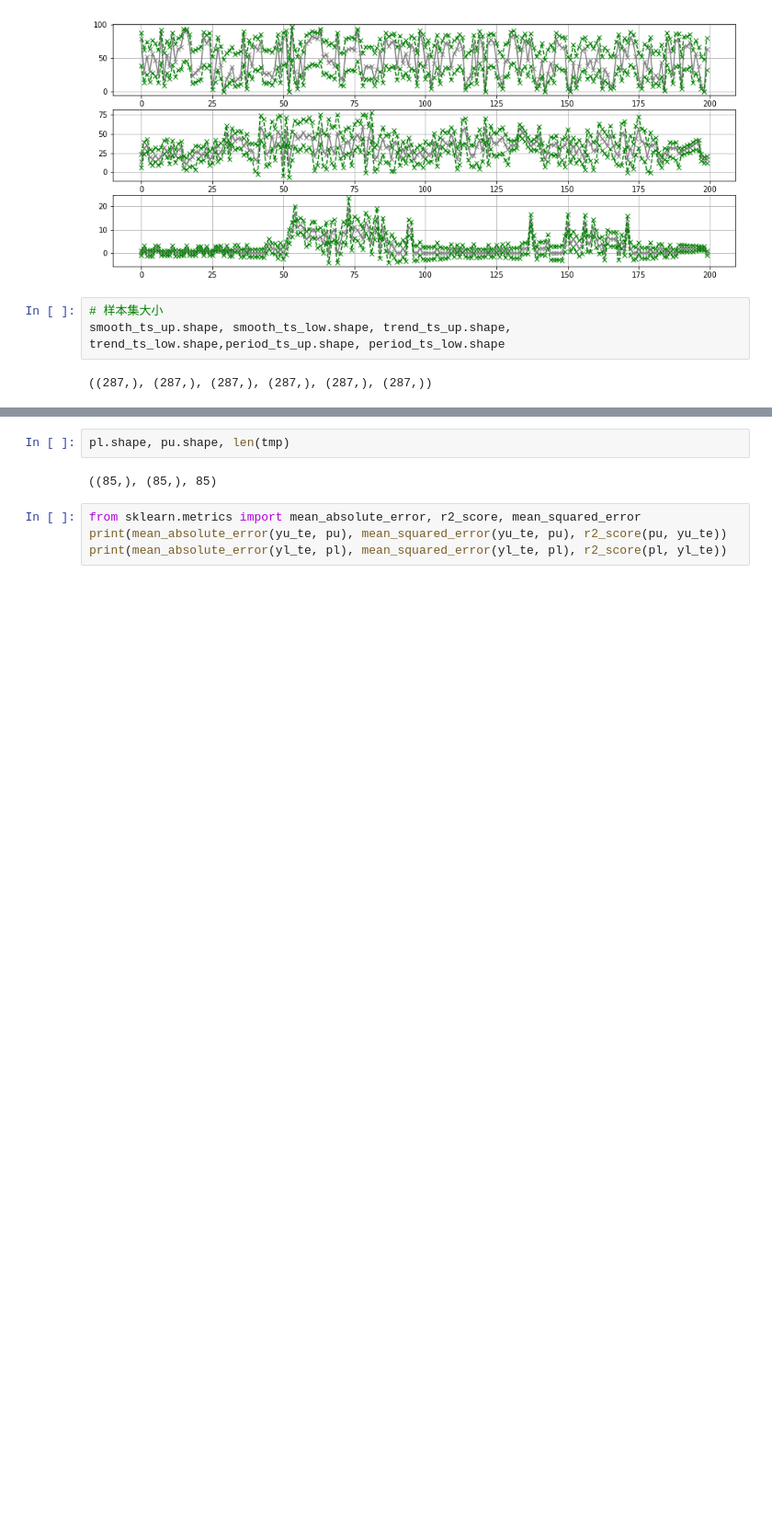
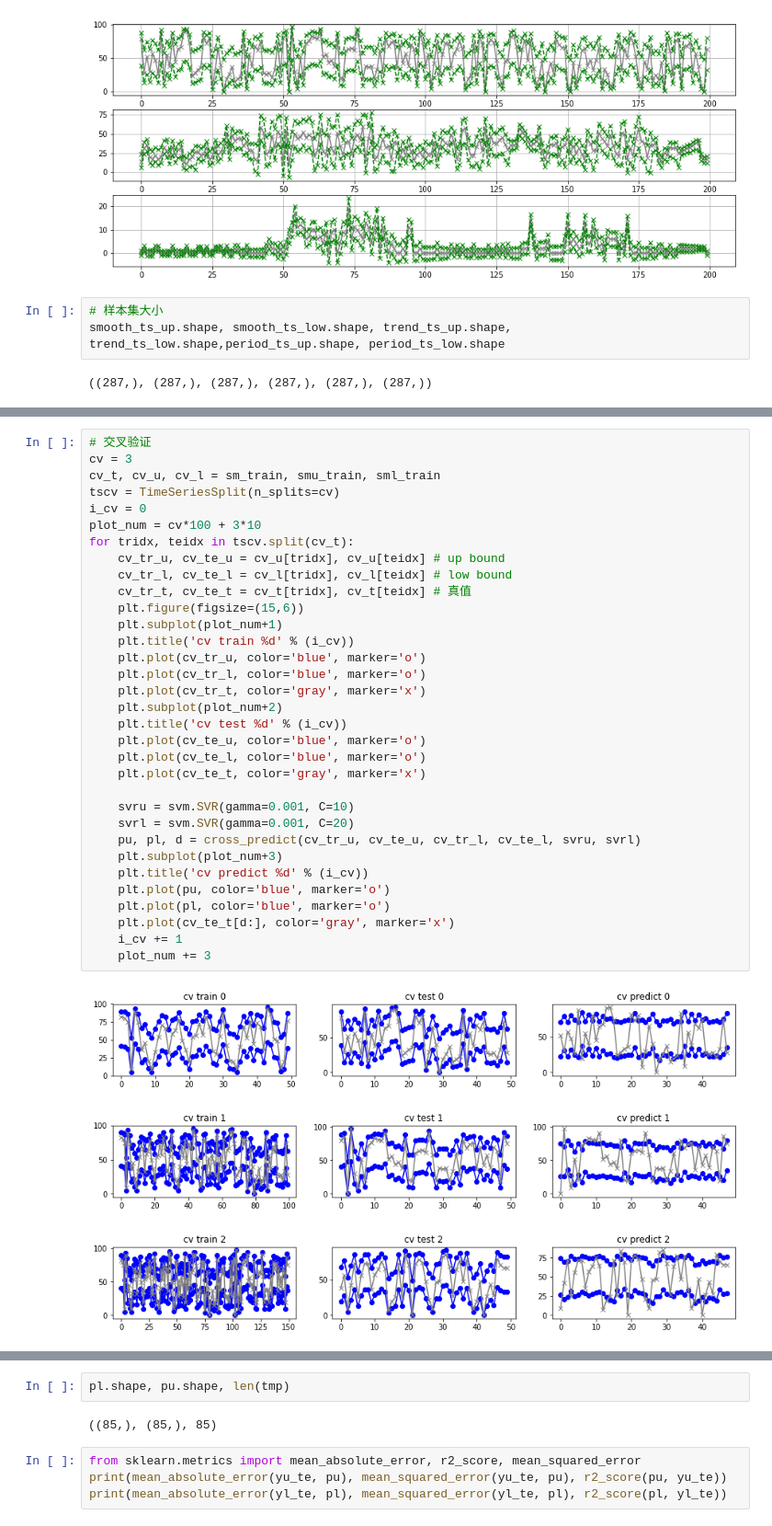
Before and after one commit to wzt3309/container-sim, a Jupyter notebook: predict/svm_predict.ipynb, the cells around one changed output, grey strips where cells are left out. Shown at 92% size. Drawn from its saved outputs; the diff is of its cells as text; blank space fills up the shorter version.

Commit message:
finish predict model compare and data detail

```diff
--- a/predict/svm_predict.ipynb
+++ b/predict/svm_predict.ipynb
@@ -86 +249,38 @@ pel_train, pel_test = period_ts_low[:train_size], period_ts_low[train_size:]
+# %%
+# 交叉验证
+cv = 3
+cv_t, cv_u, cv_l = sm_train, smu_train, sml_train
+tscv = TimeSeriesSplit(n_splits=cv)
+i_cv = 0
+plot_num = cv*100 + 3*10
+for tridx, teidx in tscv.split(cv_t):
+    cv_tr_u, cv_te_u = cv_u[tridx], cv_u[teidx] # up bound
+    cv_tr_l, cv_te_l = cv_l[tridx], cv_l[teidx] # low bound
+    cv_tr_t, cv_te_t = cv_t[tridx], cv_t[teidx] # 真值
+    plt.figure(figsize=(15,6))
+    plt.subplot(plot_num+1)
+    plt.title('cv train %d' % (i_cv))
+    plt.plot(cv_tr_u, color='blue', marker='o')
+    plt.plot(cv_tr_l, color='blue', marker='o')
+    plt.plot(cv_tr_t, color='gray', marker='x')
+    plt.subplot(plot_num+2)
+    plt.title('cv test %d' % (i_cv))
+    plt.plot(cv_te_u, color='blue', marker='o')
+    plt.plot(cv_te_l, color='blue', marker='o')
+    plt.plot(cv_te_t, color='gray', marker='x')
+
+    svru = svm.SVR(gamma=0.001, C=10)
+    svrl = svm.SVR(gamma=0.001, C=20)
+    pu, pl, d = cross_predict(cv_tr_u, cv_te_u, cv_tr_l, cv_te_l, svru, svrl)
+    plt.subplot(plot_num+3)
+    plt.title('cv predict %d' % (i_cv))
+    plt.plot(pu, color='blue', marker='o')
+    plt.plot(pl, color='blue', marker='o')
+    plt.plot(cv_te_t[d:], color='gray', marker='x')
+    i_cv += 1
+    plot_num += 3
+# %% [output]
+[figure, added]
+[figure, added]
+[figure, added]
 # %%
```
Also changed, not shown: parts of 12 cells of this notebook, 13 other files.
